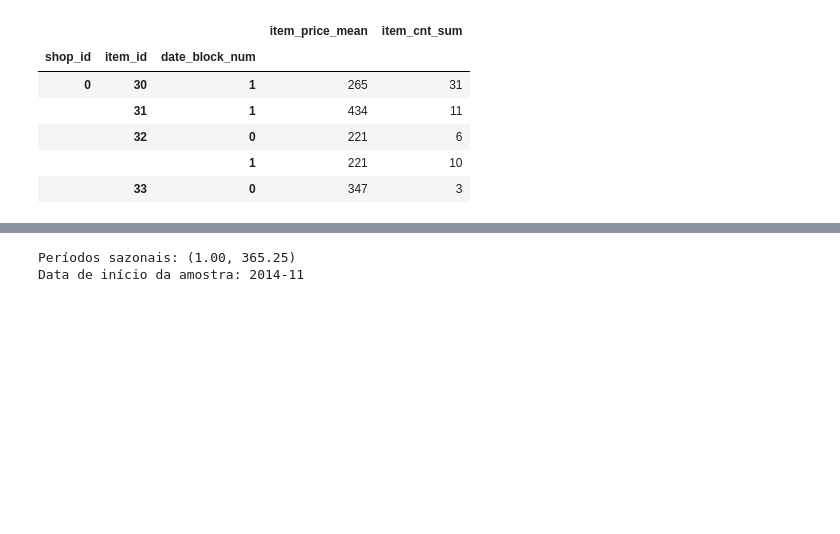
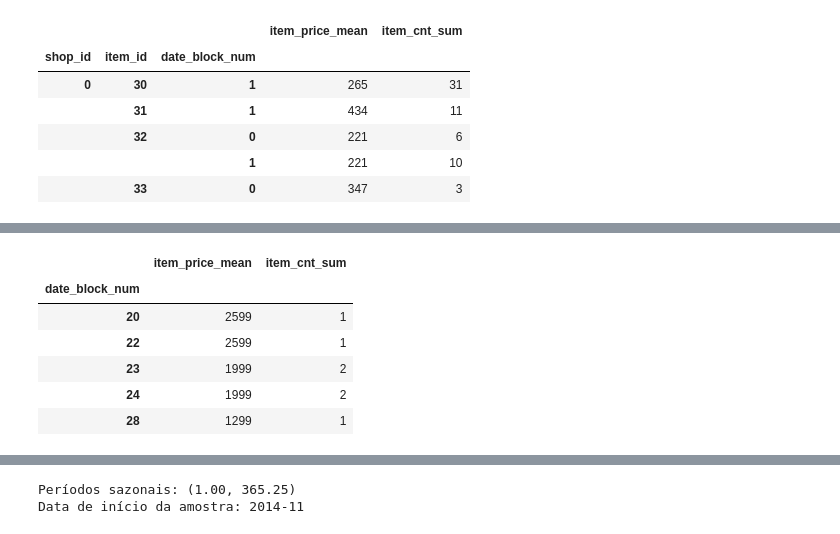
Before and after one commit to hjort/ai-labs, a Jupyter notebook: jupyter/sales-russia/42-Sales_Russia-Predictive_Model-Time_Series.ipynb, the cells around one changed output, grey strips where cells are left out. Saved outputs shown, nothing was run; the diff lists cells and outputs as text; code cells hidden in the pictures; blank space fills up the shorter version.

```diff
--- a/jupyter/sales-russia/42-Sales_Russia-Predictive_Model-Time_Series.ipynb
+++ b/jupyter/sales-russia/42-Sales_Russia-Predictive_Model-Time_Series.ipynb
@@ -26,7 +28,8 @@ input_prefix = 'data/'
 bzfile = '.bz2' # ''
 # %%
 df_train = pd.read_csv(
-    input_prefix + '../sales_monthly_full.csv' + bzfile, #nrows=10000,
+    input_prefix + '../sales_monthly.csv' + bzfile, #nrows=10000,
+    #input_prefix + '../sales_monthly_full.csv' + bzfile, #nrows=10000,
     #input_prefix + '../train_full.csv' + bzfile, #nrows=10000,
     dtype={'date_block_num': np.int8, 'shop_id': np.int8, 'item_id': np.int16,
            'item_price_mean': np.int32, 'item_cnt_sum': np.int32,
@@ -48,5 +51,6 @@ shape: (1608226, 7)
 # %%
-data = df_train.drop(columns=['city_code', 'item_category_id', 'subject_code', 'group_code', 'subgroup_code'])
+data = df_train.copy()
+#data = df_train.drop(columns=['city_code', 'item_category_id', 'subject_code', 'group_code', 'subgroup_code'])
 # %%
 data.head()
 # %% [output]
@@ -74,0 +89,11 @@ memory usage: 171.6 KB
+# %%
+data = data.reset_index().drop(columns=['shop_id', 'item_id']).set_index('date_block_num')
+data.head()
+# %% [output]
+|  | item_price_mean | item_cnt_sum |
+| date_block_num |  |  |
+| 20 | 2599 | 1 |
+| 22 | 2599 | 1 |
+| 23 | 1999 | 2 |
+| 24 | 1999 | 2 |
+| 28 | 1299 | 1 |
```
Also changed, not shown: parts of 42 cells of this notebook.
